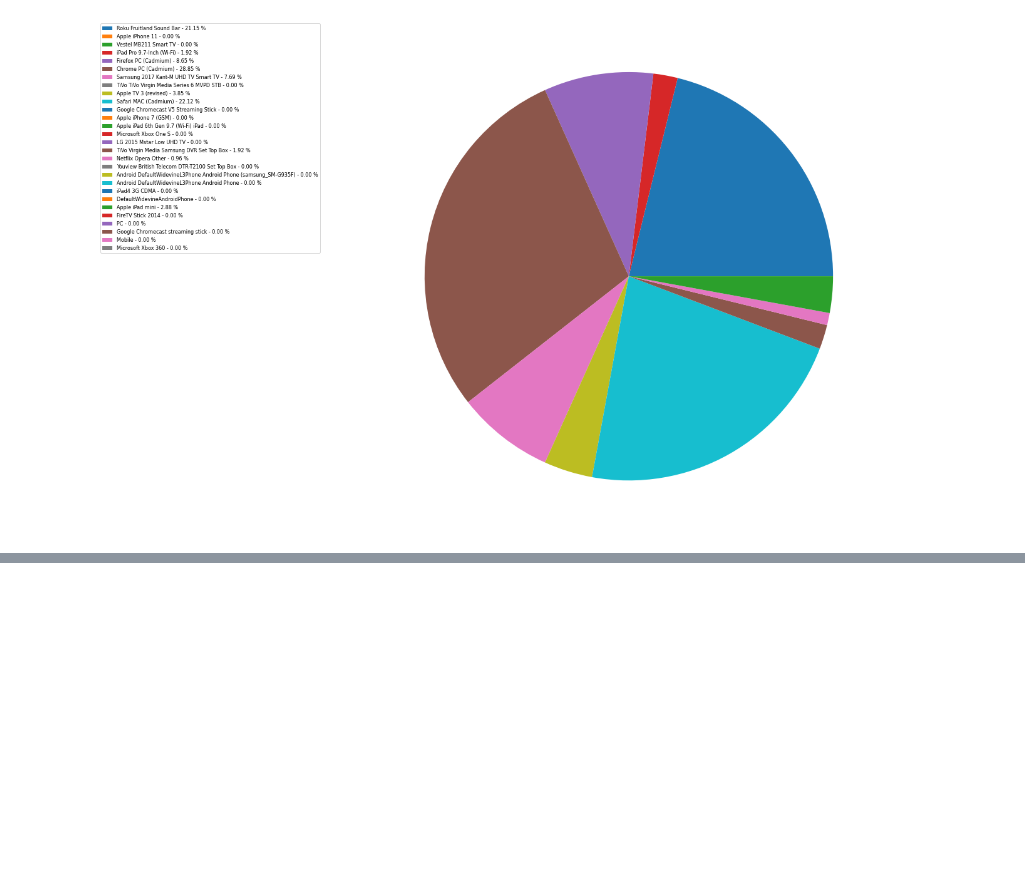
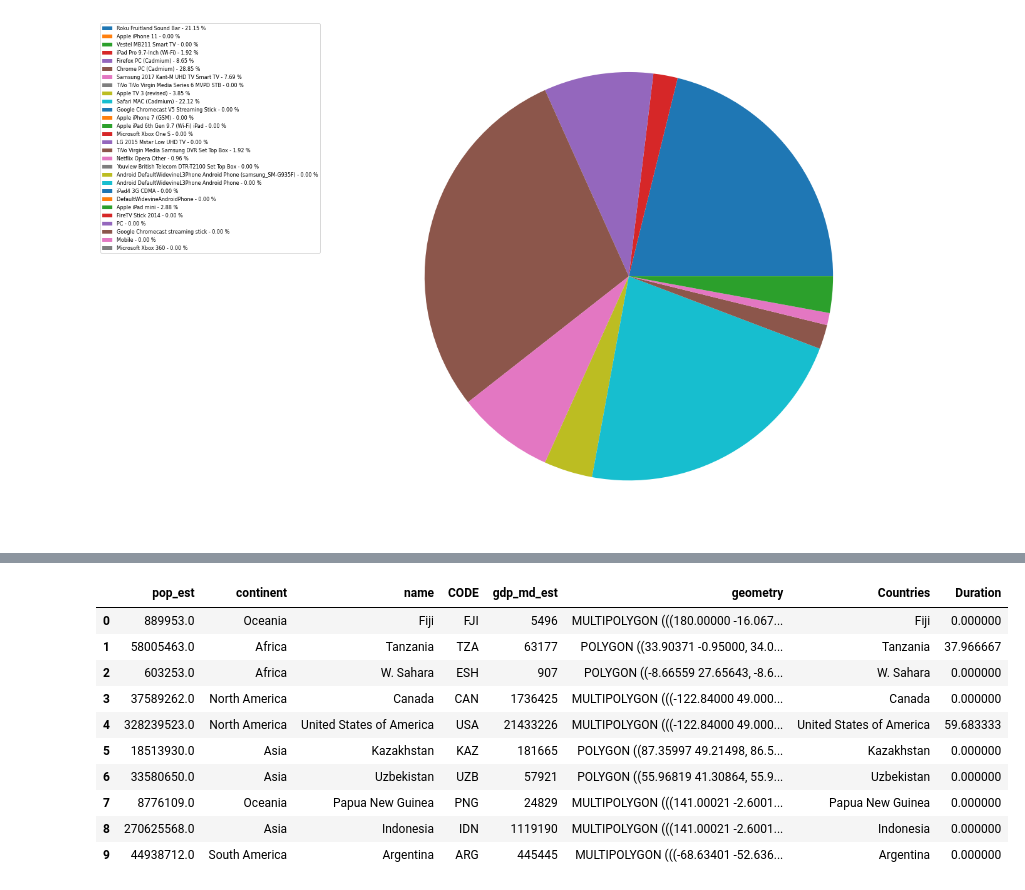
Before and after one commit to SandersJack/NetflixDataAnalysis, a Jupyter notebook: Content_interaction.ipynb, the cells around one changed output, grey strips where cells are left out. Saved outputs shown, nothing was run; the diff lists cells and outputs as text; code cells hidden in the pictures; blank space fills up the shorter version.

```diff
--- a/Content_interaction.ipynb
+++ b/Content_interaction.ipynb
@@ -136,0 +180,19 @@ array(['DAHMER: Monster: The Jeffrey Dahmer Story: Lionel (Episode 8)',
+# %%
+world = geopandas.read_file(geopandas.datasets.get_path('naturalearth_lowres'))
+world.columns=['pop_est', 'continent', 'name', 'CODE', 'gdp_md_est', 'geometry']
+merge = pd.merge(world, countries_duration, 'outer',on='CODE')
+merge['Countries'] = merge['name']
+merge['Duration'] = merge['Duration'].fillna(0)
+merge.head(10)
+# %% [output]
+|  | pop_est | continent | name | CODE | gdp_md_est | geometry | Countries | Duration |
+| 0 | 889953.0 | Oceania | Fiji | FJI | 5496 | MULTIPOLYGON (((180.00000 -16.067... | Fiji | 0.000000 |
+| 1 | 58005463.0 | Africa | Tanzania | TZA | 63177 | POLYGON ((33.90371 -0.95000, 34.0... | Tanzania | 37.966667 |
+| 2 | 603253.0 | Africa | W. Sahara | ESH | 907 | POLYGON ((-8.66559 27.65643, -8.6... | W. Sahara | 0.000000 |
+| 3 | 37589262.0 | North America | Canada | CAN | 1736425 | MULTIPOLYGON (((-122.84000 49.000... | Canada | 0.000000 |
+| 4 | 328239523.0 | North America | United States of America | USA | 21433226 | MULTIPOLYGON (((-122.84000 49.000... | United States of America | 59.683333 |
+| 5 | 18513930.0 | Asia | Kazakhstan | KAZ | 181665 | POLYGON ((87.35997 49.21498, 86.5... | Kazakhstan | 0.000000 |
+| 6 | 33580650.0 | Asia | Uzbekistan | UZB | 57921 | POLYGON ((55.96819 41.30864, 55.9... | Uzbekistan | 0.000000 |
+| 7 | 8776109.0 | Oceania | Papua New Guinea | PNG | 24829 | MULTIPOLYGON (((141.00021 -2.6001... | Papua New Guinea | 0.000000 |
+| 8 | 270625568.0 | Asia | Indonesia | IDN | 1119190 | MULTIPOLYGON (((141.00021 -2.6001... | Indonesia | 0.000000 |
+| 9 | 44938712.0 | South America | Argentina | ARG | 445445 | MULTIPOLYGON (((-68.63401 -52.636... | Argentina | 0.000000 |
```
Also changed, not shown: parts of 8 cells of this notebook, 1 other file.
